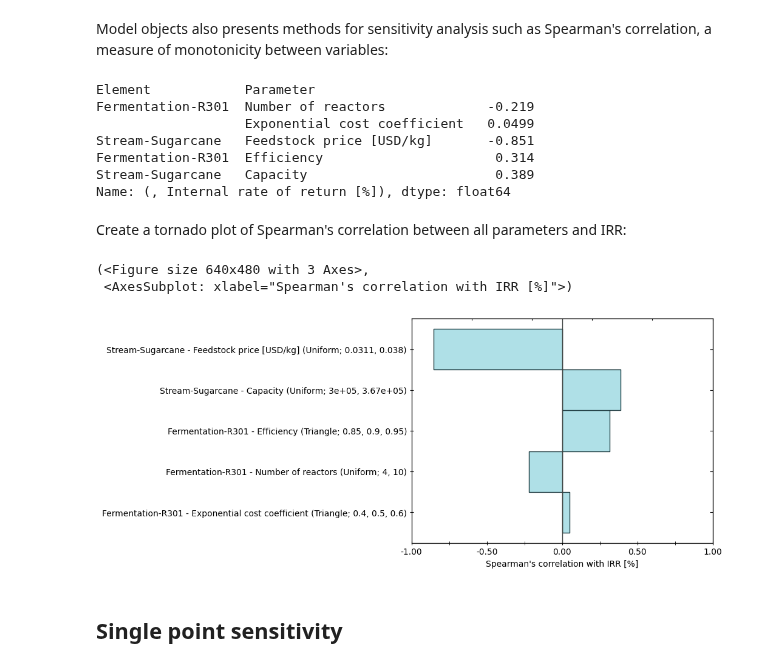
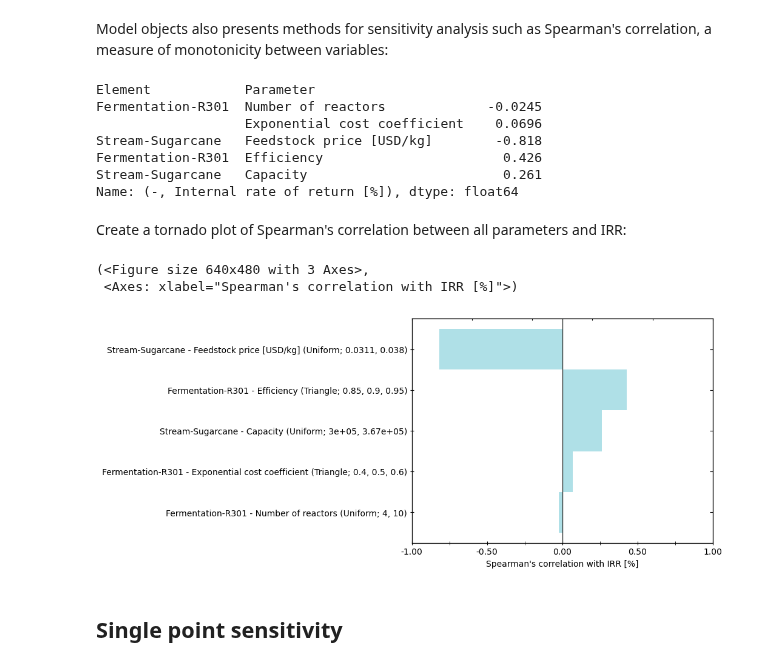
Before and after one commit to BioSTEAMDevelopmentGroup/biosteam, a Jupyter notebook: docs/tutorial/Uncertainty_and_sensitivity.ipynb, the cells around one changed output. Saved outputs shown, nothing was run; the diff lists cells and outputs as text; code cells hidden in the pictures.

```diff
--- a/docs/tutorial/Uncertainty_and_sensitivity.ipynb
+++ b/docs/tutorial/Uncertainty_and_sensitivity.ipynb
@@ -227,12 +227,12 @@ dtype: float64
 Sample from a joint distribution, and simulate samples:
 # %%
 import numpy as np
-N_samples = 200
+N_samples = 500
 rule = 'L' # For Latin-Hypercube sampling
 np.random.seed(1234) # For consistent results
 samples = model.sample(N_samples, rule)
 model.load_samples(samples)
 model.evaluate(
-    notify=50 # Also print elapsed time after 50 simulations
+    notify=100 # Also print elapsed time after 50 simulations
 )
 # %% [output]
@@ -257,0 +262,9 @@ model.evaluate(
+# %%
+model.load_samples(
+    samples,
+    optimize=True
+)
+model.evaluate(
+    notify=100, # Also print elapsed time after 100 simulations
+    predict_convergence=True,
+)
@@ -282,25 +301,25 @@ model.table # All evaluations are stored as a pandas DataFrame
 Model objects also presents methods for sensitivity analysis such as Spearman's correlation, a measure of monotonicity between variables:
 # %%
 df_rho, df_p = model.spearman_r()
-print(df_rho['', 'Internal rate of return [%]'])
+print(df_rho['-', 'Internal rate of return [%]'])
 # %% [output]
 Element            Parameter
-Fermentation-R301  Number of reactors             -0.219
-                   Exponential cost coefficient   0.0499
-Stream-Sugarcane   Feedstock price [USD/kg]       -0.851
-Fermentation-R301  Efficiency                      0.314
-Stream-Sugarcane   Capacity                        0.389
-Name: (, Internal rate of return [%]), dtype: float64
+Fermentation-R301  Number of reactors             -0.0245
+                   Exponential cost coefficient    0.0696
+Stream-Sugarcane   Feedstock price [USD/kg]        -0.818
+Fermentation-R301  Efficiency                       0.426
+Stream-Sugarcane   Capacity                         0.261
+Name: (-, Internal rate of return [%]), dtype: float64
 # %% [markdown]
 Create a tornado plot of Spearman's correlation between all parameters and IRR:
 # %%
-bst.plots.plot_spearman_1d(df_rho['', 'Internal rate of return [%]'],
+bst.plots.plot_spearman_1d(df_rho['-', 'Internal rate of return [%]'],
                            index=[i.describe() for i in model.parameters],
                            name='IRR [%]')
 # %% [output]
 (<Figure size 640x480 with 3 Axes>,
- <AxesSubplot: xlabel="Spearman's correlation with IRR [%]">)
+ <Axes: xlabel="Spearman's correlation with IRR [%]">)
-[figure, old version]
+[figure, new version]
 # %% [markdown]
 ## Single point sensitivity
 # %% [markdown]
```
Also changed, not shown: parts of 10 cells of this notebook, 4 other files.
